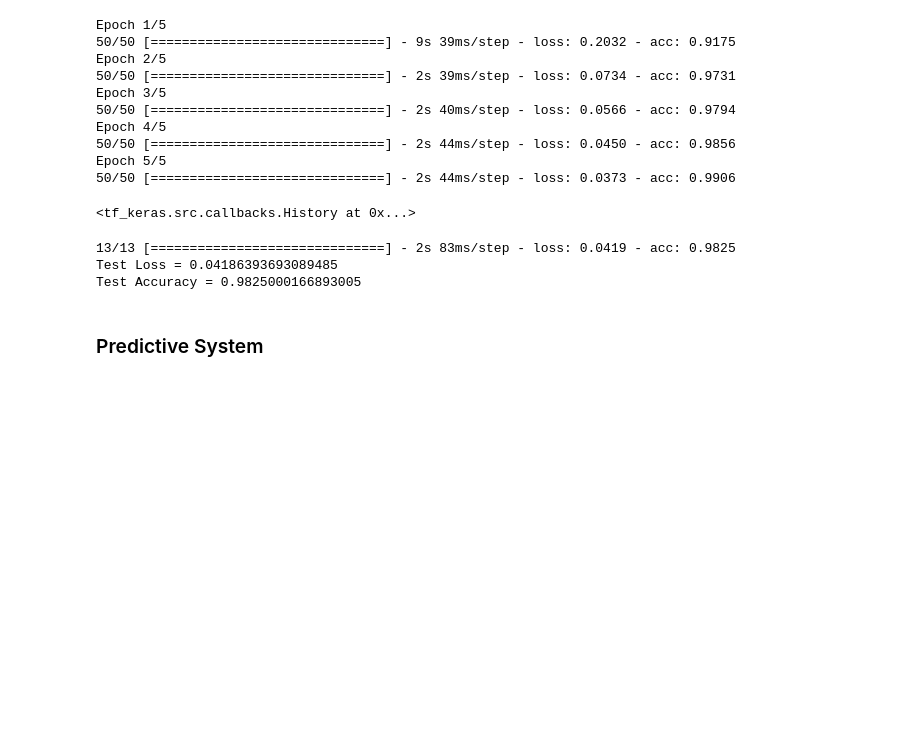
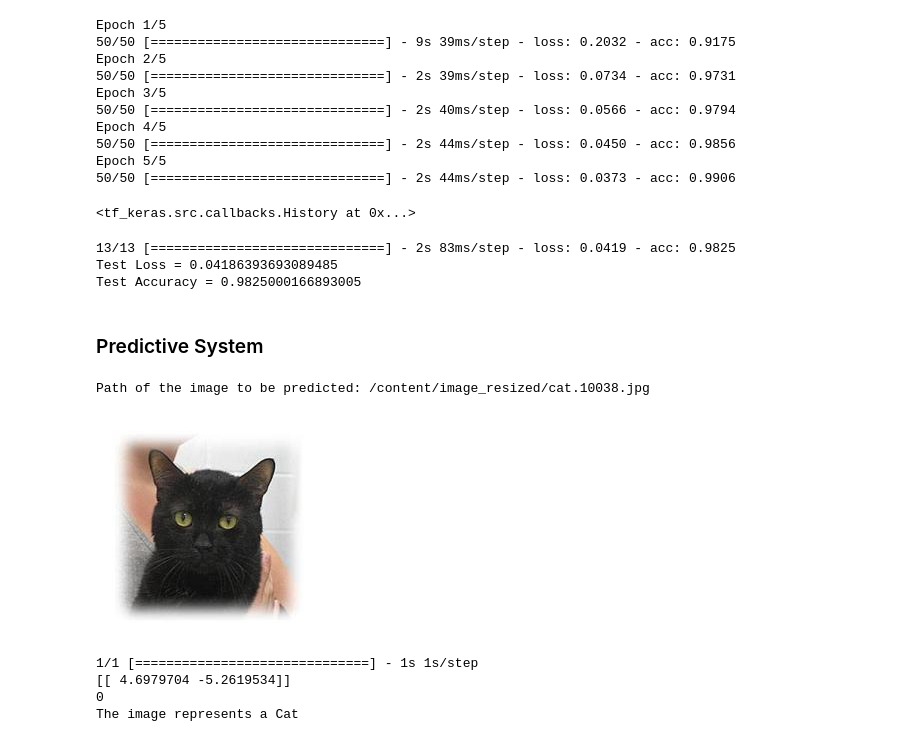
Before and after one commit to beniamine3155/Data_Science_Projects, a Jupyter notebook: Cat_Dog_Classification.ipynb, the cells around one changed output. Cells and saved outputs as stored; diff of their text form; code cells hidden in the pictures; blank space fills up the shorter version.

Commit message:
prediction done

```diff
--- a/Cat_Dog_Classification.ipynb
+++ b/Cat_Dog_Classification.ipynb
@@ -365,3 +365,36 @@ Test Loss = 0.04186393693089485
 Test Accuracy = 0.9825000166893005
 # %% [markdown]
 ### Predictive System
+# %%
+input_image_path = input('Path of the image to be predicted: ')
+
+input_image = cv2.imread(input_image_path)
+
+cv2_imshow(input_image)
+
+input_image_resize = cv2.resize(input_image, (224,224))
+
+input_image_scaled = input_image_resize/255
+
+image_reshaped = np.reshape(input_image_scaled, [1,224,224,3])
+
+input_prediction = model.predict(image_reshaped)
+
+print(input_prediction)
+
+input_pred_label = np.argmax(input_prediction)
+
+print(input_pred_label)
+
+if input_pred_label == 0:
+  print('The image represents a Cat')
+
+else:
+  print('The image represents a Dog')
+# %% [output]
+Path of the image to be predicted: /content/image_resized/cat.10038.jpg
+[figure, added]
+1/1 [==============================] - 1s 1s/step
+[[ 4.6979704 -5.2619534]]
+0
+The image represents a Cat
```
